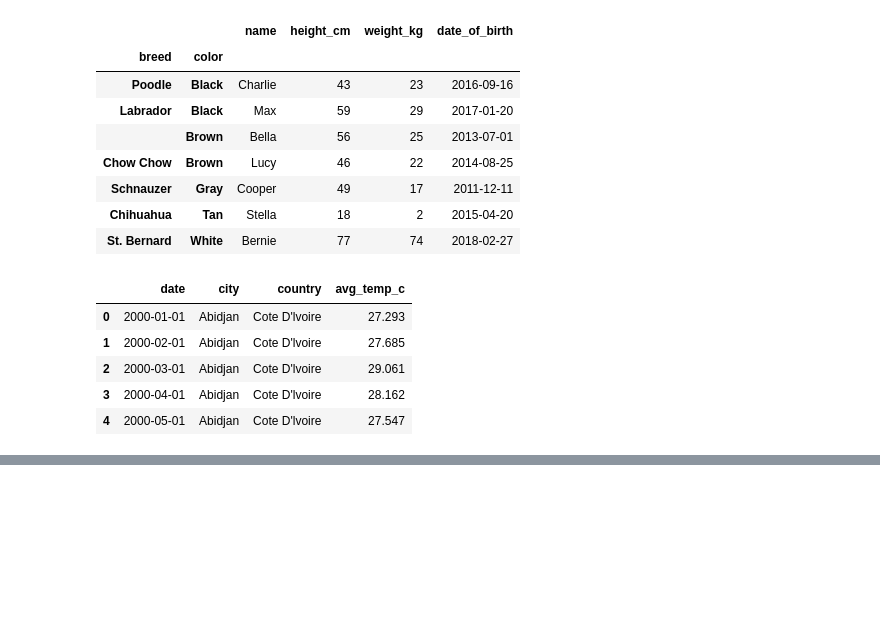
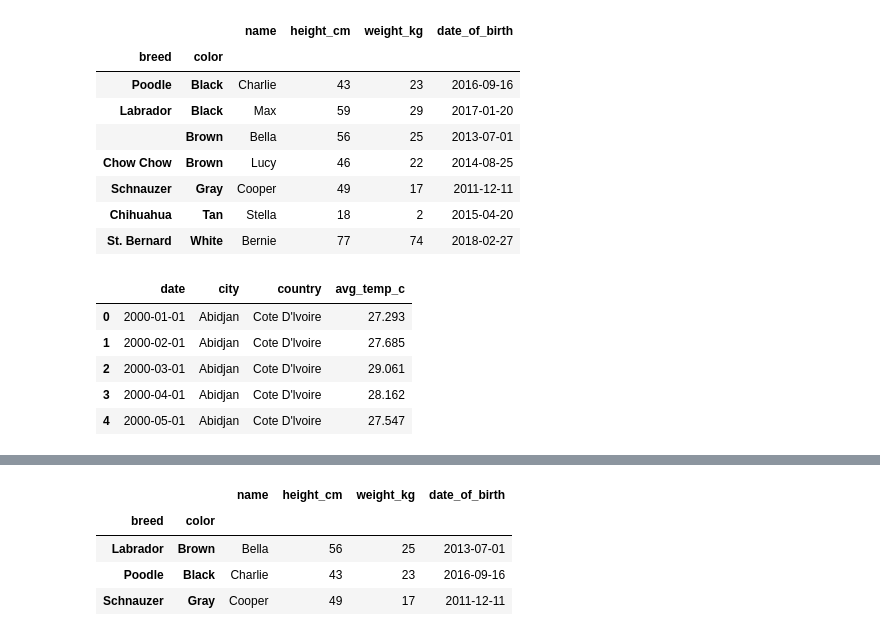
Before and after one commit to Abito21/DataScience-Python-DataCamp, a Jupyter notebook: 3-Data-Manipulation-with-Pandas.ipynb, the cells around one changed output, grey strips where cells are left out. Drawn from its saved outputs; the diff is of its cells as text; code cells hidden in the pictures; blank space fills up the shorter version.

```diff
--- a/3-Data-Manipulation-with-Pandas.ipynb
+++ b/3-Data-Manipulation-with-Pandas.ipynb
@@ -948,0 +1105,9 @@ dogs.head()
+# %%
+# Slicy the inner index levels correctly
+dogs_srt.loc[("Labrador", "Brown"):("Schnauzer", "Gray")]
+# %% [output]
+|  |  | name | height_cm | weight_kg | date_of_birth |
+| breed | color |  |  |  |  |
+| Labrador | Brown | Bella | 56 | 25 | 2013-07-01 |
+| Poodle | Black | Charlie | 43 | 23 | 2016-09-16 |
+| Schnauzer | Gray | Cooper | 49 | 17 | 2011-12-11 |
```
Also changed, not shown: parts of 35 cells of this notebook.
